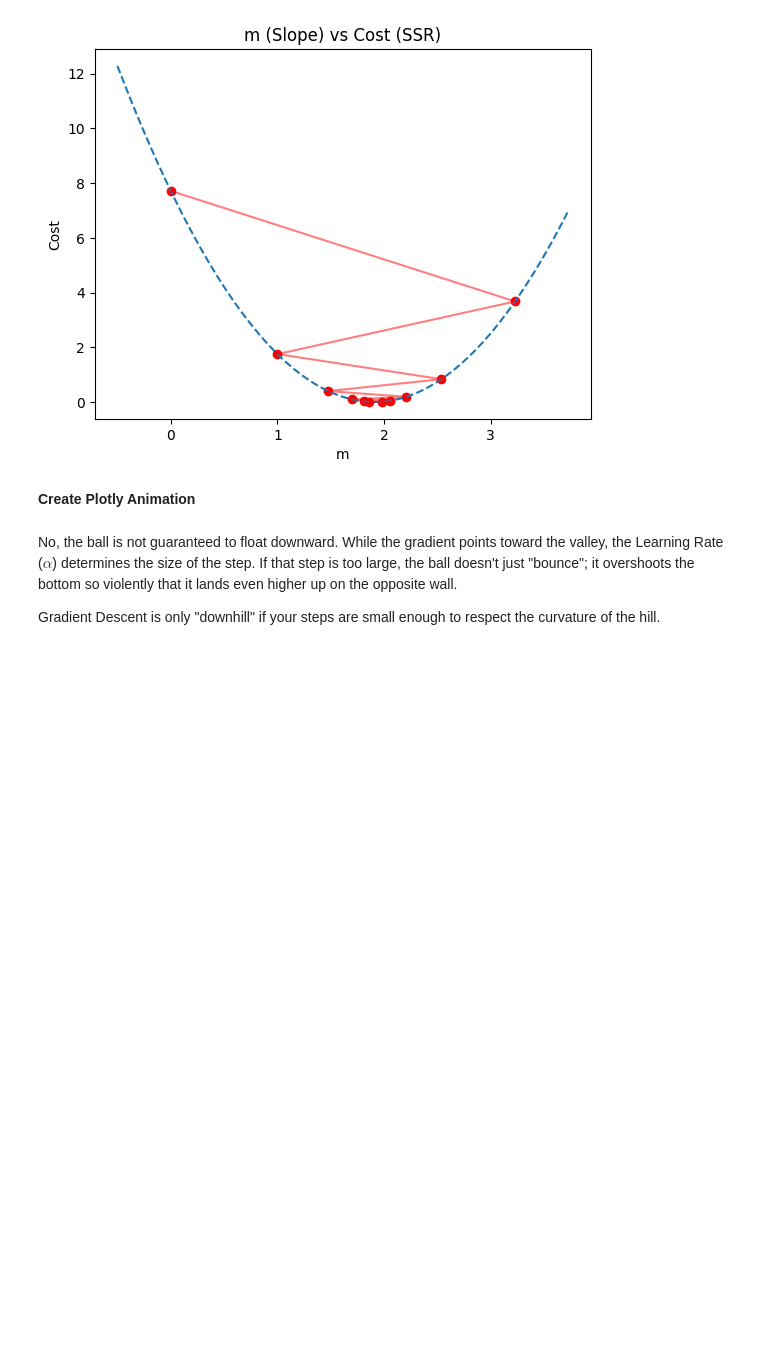
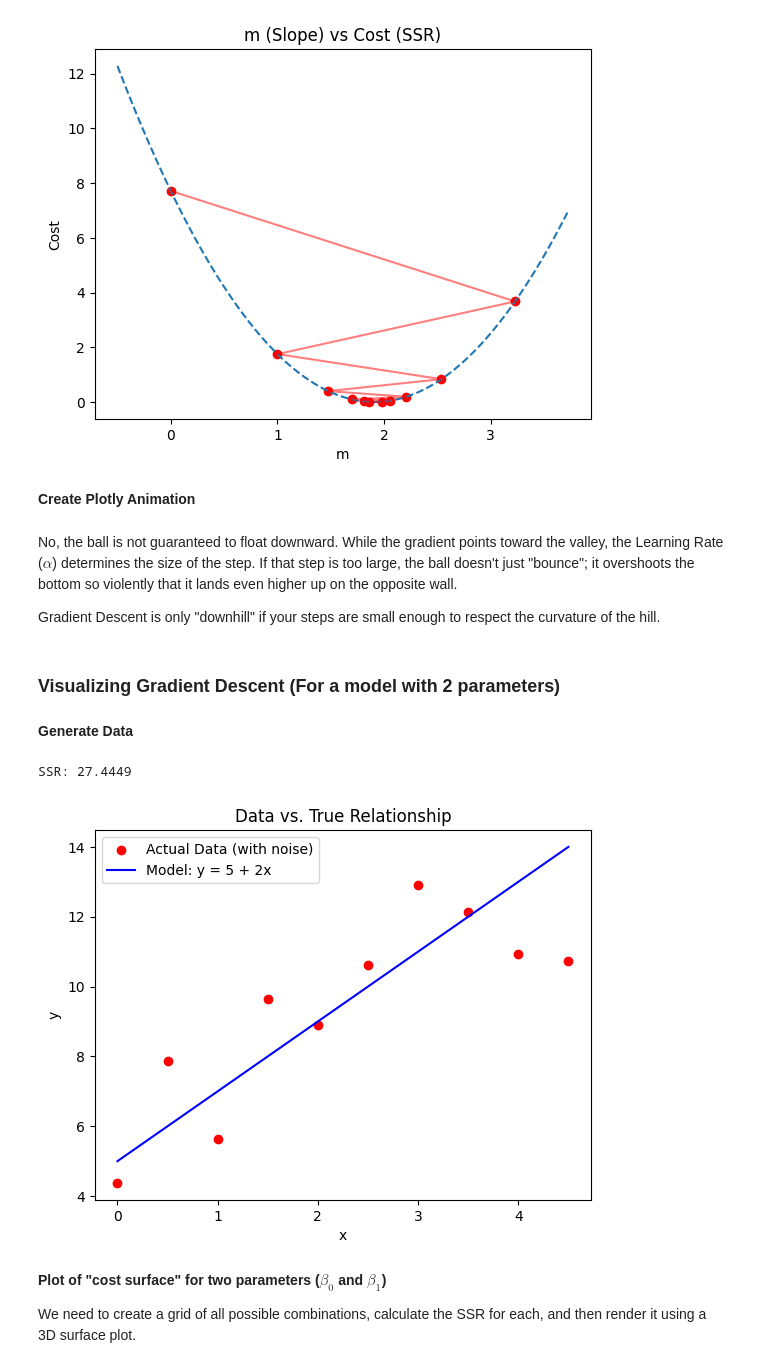
Before and after one commit to k26rahul/dl-and-genai, a Jupyter notebook: week-1/gradient-descent.ipynb, the cells around one changed output. Cells and saved outputs as stored; diff of their text form; code cells hidden in the pictures; blank space fills up the shorter version.

Commit message:
Gradient descent for multi parameter model

```diff
--- a/week-1/gradient-descent.ipynb
+++ b/week-1/gradient-descent.ipynb
@@ -280,3 +282,39 @@ fig.update_layout(
 No, the ball is not guaranteed to float downward. While the gradient points toward the valley, the Learning Rate ($\alpha$) determines the size of the step. If that step is too large, the ball doesn't just "bounce"; it overshoots the bottom so violently that it lands even higher up on the opposite wall.
 
 Gradient Descent is only "downhill" if your steps are small enough to respect the curvature of the hill.
+# %% [markdown]
+### Visualizing Gradient Descent (For a model with 2 parameters)
+# %% [markdown]
+**Generate Data**
+# %%
+np.random.seed(5)
+x = np.arange(0, 5, 0.5)
+
+# Underlying true relationship: y = 5 + 2x
+true_beta0 = 5
+true_beta1 = 2
+
+# Add Noise (ε), Calculate the base y first to scale using noise later
+y_base = true_beta0 + true_beta1 * x
+noise = np.random.uniform(-1, 1, size=x.shape) * \
+    np.random.uniform(0.2, 0.5, size=x.shape) * y_base
+y = y_base + noise
+
+# Model Prediction (using known parameters)
+y_pred = true_beta0 + true_beta1 * x
+ssr = np.sum((y - y_pred) ** 2)
+print(f"SSR: {ssr:.4f}")
+
+_ = plt.scatter(x, y, color='red', label='Actual Data (with noise)')
+_ = plt.plot(x, y_pred, label=f'Model: y = {true_beta0} + {true_beta1}x', color='blue')
+_ = plt.title('Data vs. True Relationship')
+_ = plt.xlabel('x')
+_ = plt.ylabel('y')
+_ = plt.legend()
+# %% [output]
+SSR: 27.4449
+[figure, added]
+# %% [markdown]
+**Plot of "cost surface" for two parameters ($\beta_0$ and $\beta_1$)**
+
+We need to create a grid of all possible combinations, calculate the SSR for each, and then render it using a 3D surface plot.
```
Also changed, not shown: parts of 16 cells of this notebook.
